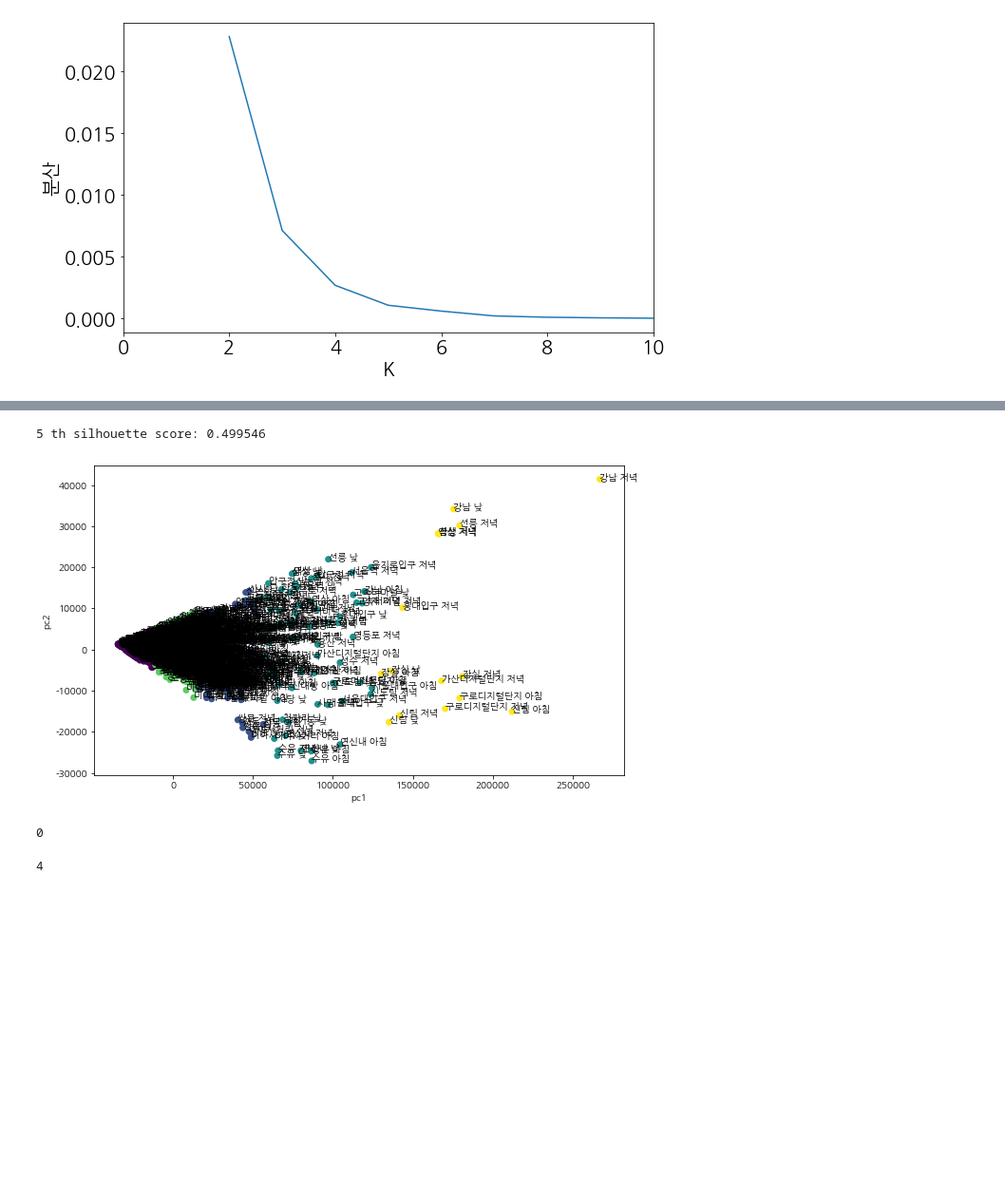
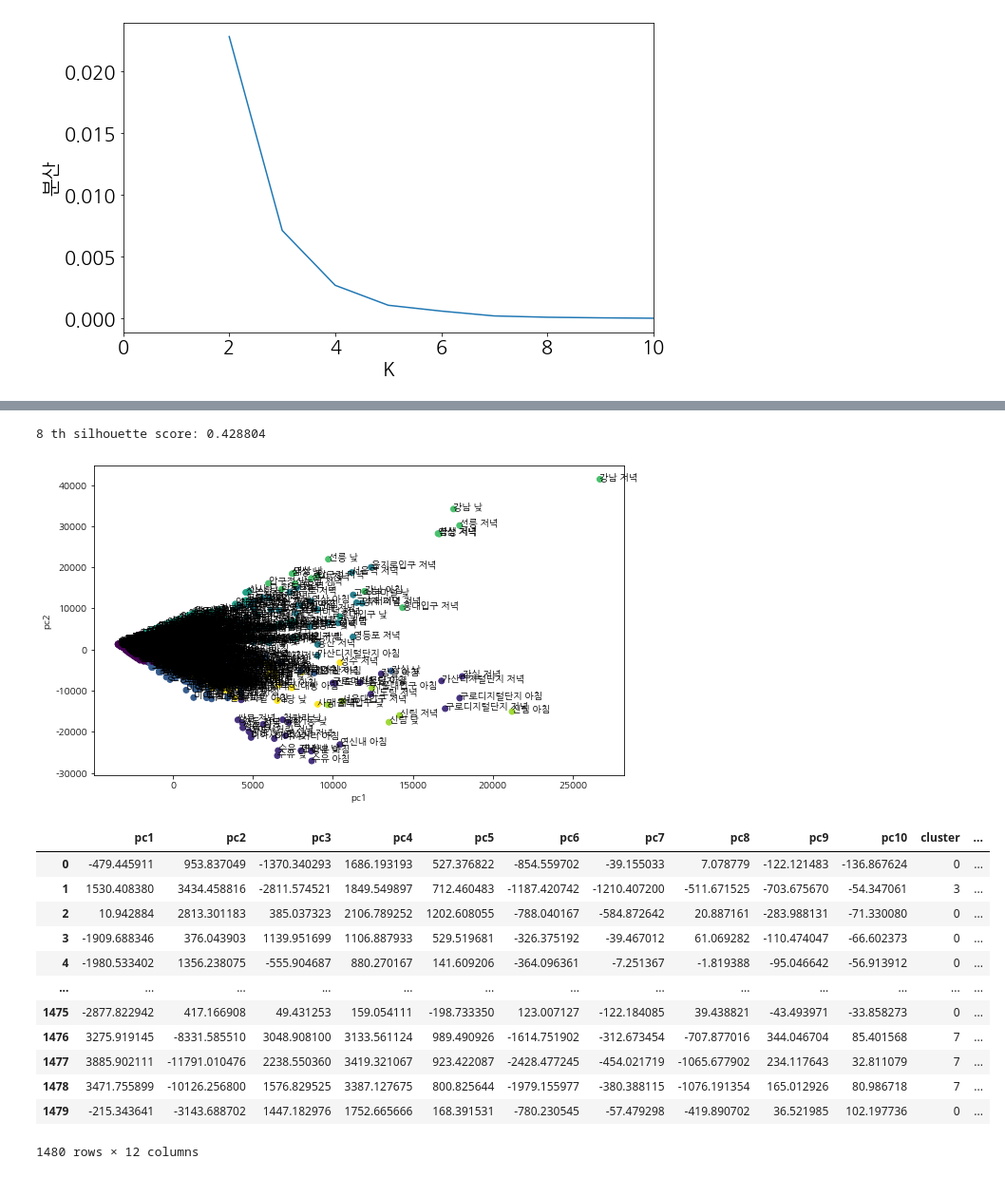
Before and after one commit to yoona3316/Datamining_subway, a Jupyter notebook: clustering_double_step.ipynb, the cells around one changed output, grey strips where cells are left out. Shown at 95% size. Drawn from its saved outputs; the diff is of its cells as text; code cells hidden in the pictures; blank space fills up the shorter version.

```diff
--- a/clustering_double_step.ipynb
+++ b/clustering_double_step.ipynb
@@ -393,37 +403,46 @@ cluster : 0 / 회기 밤
 NameError: name 'center' is not defined
 # %%
 # KMeans to PCA
-k = 5
+k = 8
 df_pc_kmeans = df_pc.copy();
+df_pc_kmeans['pc1'] = df_pc_kmeans['pc1']/10;
 # df_pc_kmeans = df_pc_kmeans.drop('pc1', axis=1);
 silhouette_group = [];
 
 km = KMeans(n_clusters = k, random_state = 0); # Initial value => random_state attr.
 km.fit(df_pc_kmeans); # Commit clustering
 result = km.predict(df_pc_kmeans);
 
 # print(km.cluster_centers_); # Print center
 sil_score = silhouette_score(df_pc_kmeans, result.T, metric='euclidean');
 silhouette_group.append(sil_score);
 print('%d th silhouette score: %f' %(k, sil_score));
 
 plt.scatter(df_pc_kmeans['pc1'], df_pc_kmeans['pc2'], c = result); # 점 plot 실행
 plt.xlabel('pc1');
 plt.ylabel('pc2');
 for i in range(len(object_list)):
     plt.annotate('%s' % object_list[i], (df_pc_kmeans['pc1'][i], df_pc_kmeans['pc2'][i]))
 
 plt.show();
 
 df_pc_kmeans['cluster']=result
 df_pc_kmeans['name']=object_list
 df_pc_kmeans
 # %% [output]
-5 th silhouette score: 0.499546
+8 th silhouette score: 0.428804
-[figure, old version]
+[figure, new version]
+|  | pc1 | pc2 | pc3 | pc4 | pc5 | pc6 | pc7 | pc8 | pc9 | pc10 | cluster | ... |
+| 0 | -479.445911 | 953.837049 | -1370.340293 | 1686.193193 | 527.376822 | -854.559702 | -39.155033 | 7.078779 | -122.121483 | -136.867624 | 0 | ... |
+| 1 | 1530.408380 | 3434.458816 | -2811.574521 | 1849.549897 | 712.460483 | -1187.420742 | -1210.407200 | -511.671525 | -703.675670 | -54.347061 | 3 | ... |
+| 2 | 10.942884 | 2813.301183 | 385.037323 | 2106.789252 | 1202.608055 | -788.040167 | -584.872642 | 20.887161 | -283.988131 | -71.330080 | 0 | ... |
+| 3 | -1909.688346 | 376.043903 | 1139.951699 | 1106.887933 | 529.519681 | -326.375192 | -39.467012 | 61.069282 | -110.474047 | -66.602373 | 0 | ... |
+| 4 | -1980.533402 | 1356.238075 | -555.904687 | 880.270167 | 141.609206 | -364.096361 | -7.251367 | -1.819388 | -95.046642 | -56.913912 | 0 | ... |
+| ... | ... | ... | ... | ... | ... | ... | ... | ... | ... | ... | ... | ... |
+| 1475 | -2877.822942 | 417.166908 | 49.431253 | 159.054111 | -198.733350 | 123.007127 | -122.184085 | 39.438821 | -43.493971 | -33.858273 | 0 | ... |
+| 1476 | 3275.919145 | -8331.585510 | 3048.908100 | 3133.561124 | 989.490926 | -1614.751902 | -312.673454 | -707.877016 | 344.046704 | 85.401568 | 7 | ... |
+| 1477 | 3885.902111 | -11791.010476 | 2238.550360 | 3419.321067 | 923.422087 | -2428.477245 | -454.021719 | -1065.677902 | 234.117643 | 32.811079 | 7 | ... |
+| 1478 | 3471.755899 | -10126.256800 | 1576.829525 | 3387.127675 | 800.825644 | -1979.155977 | -380.388115 | -1076.191354 | 165.012926 | 80.986718 | 7 | ... |
+| 1479 | -215.343641 | -3143.688702 | 1447.182976 | 1752.665666 | 168.391531 | -780.230545 | -57.479298 | -419.890702 | 36.521985 | 102.197736 | 0 | ... |
-0
+1480 rows × 12 columns
-# %%
-print(max(df_pc_kmeans['cluster']))
-# %% [output]
-4
 # %%
```
Also changed, not shown: parts of 8 cells of this notebook, 4 other files.
